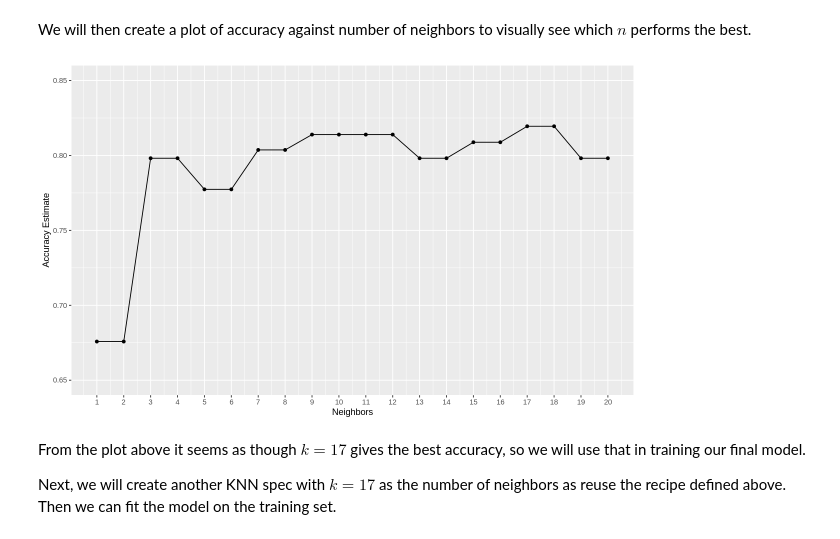
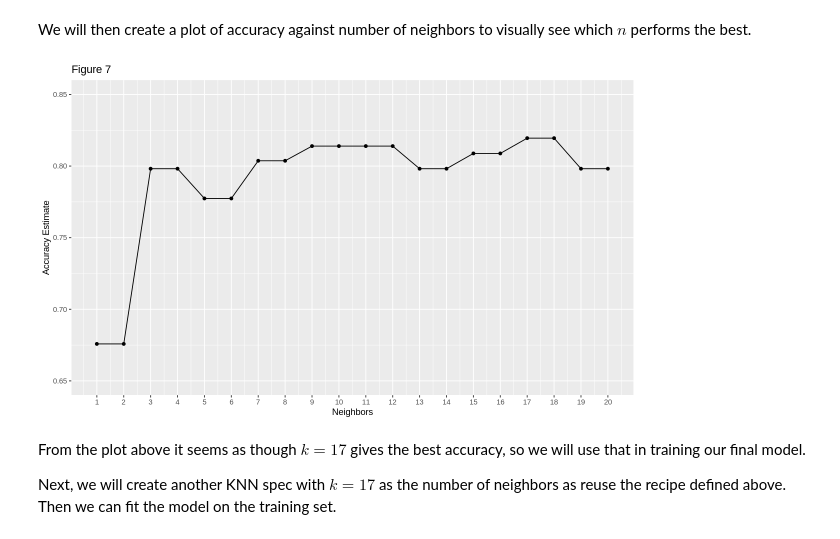
Before and after one commit to wchow03/dsci-100-2024s1, a Jupyter notebook: project_report.ipynb, the cells around one changed output. Drawn from its saved outputs; the diff is of its cells as text; code cells hidden in the pictures.

```diff
--- a/project_report.ipynb
+++ b/project_report.ipynb
@@ -237,16 +249,17 @@ We will then create a plot of accuracy against number of neighbors to visually s
 # %%
 options(repr.plot.width=10, repr.plot.height=6)
 accuracies <- knn_results |>
                 filter(.metric=="accuracy")
 cross_val_plot <- ggplot(accuracies, aes(x=neighbors, y=mean)) +
                     geom_point() +
                     geom_line() +
                     labs(x="Neighbors", y="Accuracy Estimate") +
                     scale_x_continuous(breaks = seq(0, 20, by=1)) +
-                    scale_y_continuous(limits = c(0.65, 0.85)) # scale y-axis to closely examine differences in scores of different neighbors
+                    scale_y_continuous(limits = c(0.65, 0.85)) + # scale y-axis to closely examine differences in scores of different neighbors
+                    ggtitle("Figure 7")
 cross_val_plot
 # %% [output]
-[figure, old version]
+[figure, new version]
 # %% [markdown]
 From the plot above it seems as though $k=17$ gives the best accuracy, so we will use that in training our final model.
 
```
Also changed, not shown: parts of 7 cells of this notebook.
